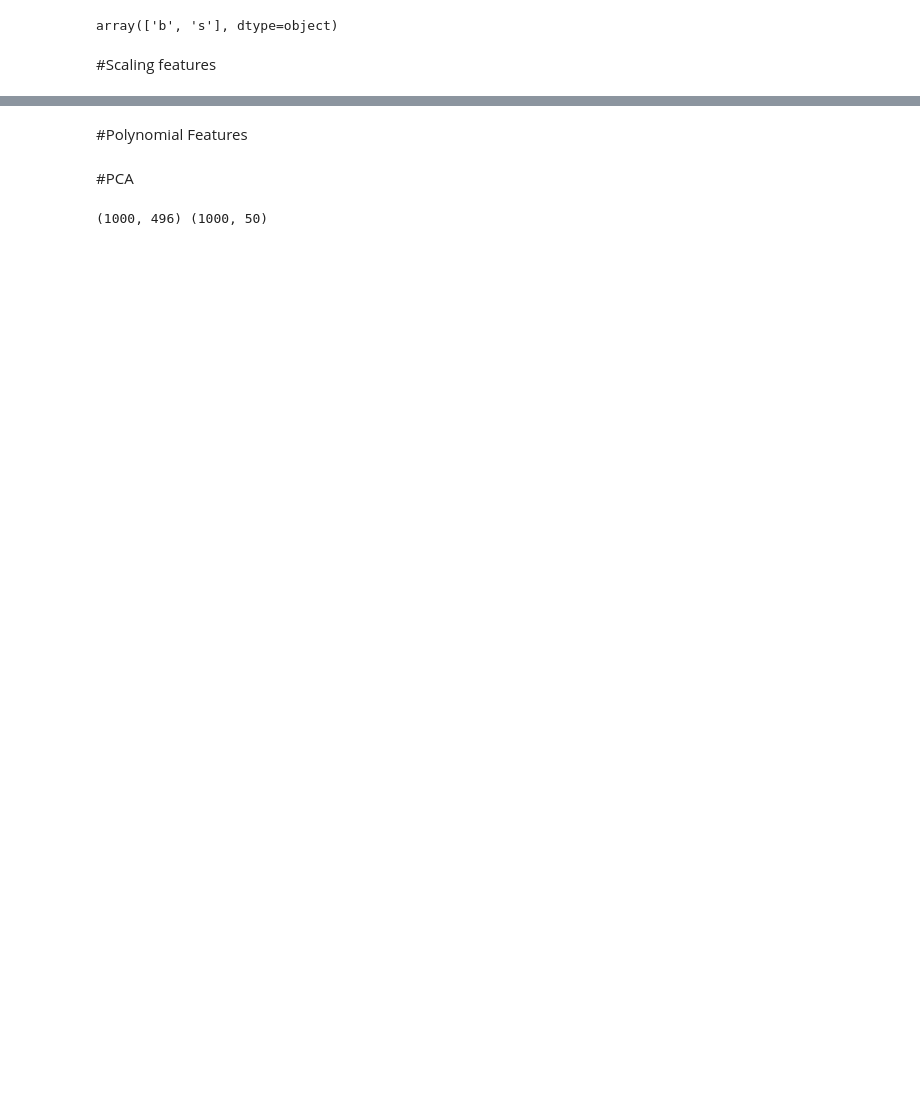
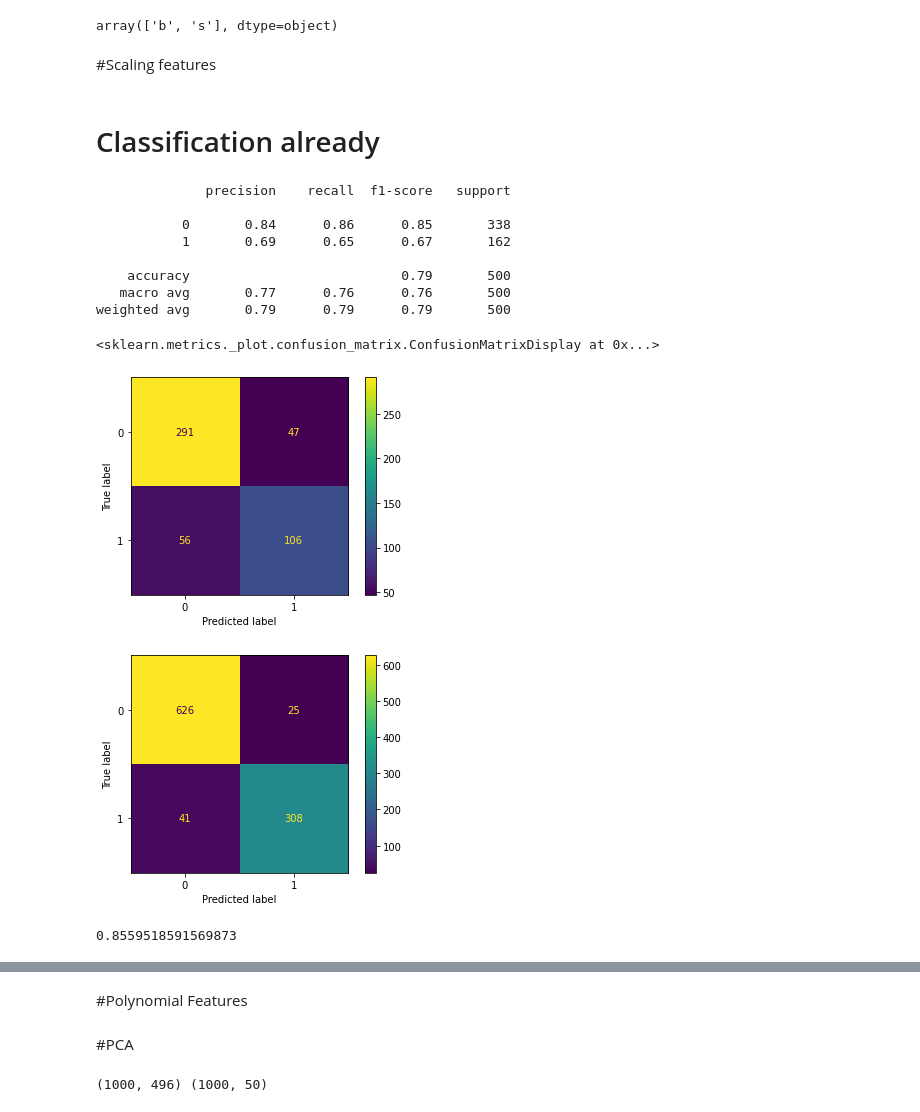
Before and after one commit to karthikvasan99/higgs-boson-classification, a Jupyter notebook: higgs_pca.ipynb, the cells around one changed output, grey strips where cells are left out. Saved outputs shown, nothing was run; the diff lists cells and outputs as text; code cells hidden in the pictures; blank space fills up the shorter version.

```diff
--- a/higgs_pca.ipynb
+++ b/higgs_pca.ipynb
@@ -125,2 +159,33 @@ X_test = std.transform(np.asarray(X_test))  #For submission
 #for i in range(30):
 #  print(np.round(np.mean(X_train[:,i]),decimals=2),np.round(np.std(X_train[:,i]),decimals=2))
+# %% [markdown]
+# Classification already
+# %%
+model = GradientBoostingClassifier()
+model.fit(X_train, y_train)
+y_pred = model.predict(X_val)
+print(classification_report(y_val,y_pred))
+
+cm = confusion_matrix(y_val, y_pred)
+disp = ConfusionMatrixDisplay(confusion_matrix=cm)
+disp.plot()
+
+cm = confusion_matrix(y_train, model.predict(X_train))
+disp = ConfusionMatrixDisplay(confusion_matrix=cm)
+disp.plot()
+# %% [output]
+              precision    recall  f1-score   support
+
+           0       0.84      0.86      0.85       338
+           1       0.69      0.65      0.67       162
+
+    accuracy                           0.79       500
+   macro avg       0.77      0.76      0.76       500
+weighted avg       0.79      0.79      0.79       500
+<sklearn.metrics._plot.confusion_matrix.ConfusionMatrixDisplay at 0x...>
+[figure, added]
+[figure, added]
+# %%
+roc_auc_score(y_val,model.predict_proba(X_val)[:,1])
+# %% [output]
+0.8559518591569873
```
Also changed, not shown: parts of 27 cells of this notebook.
